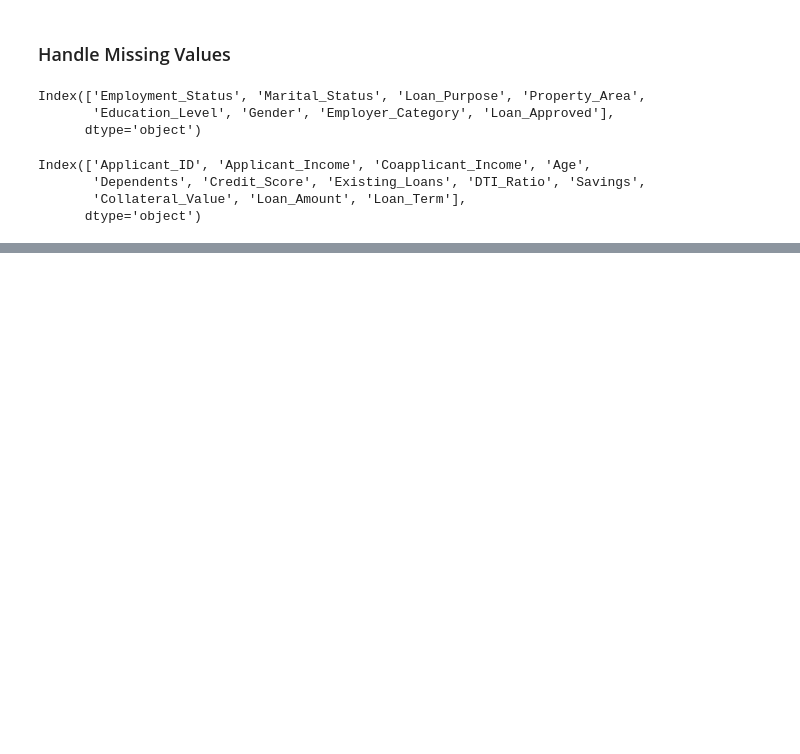
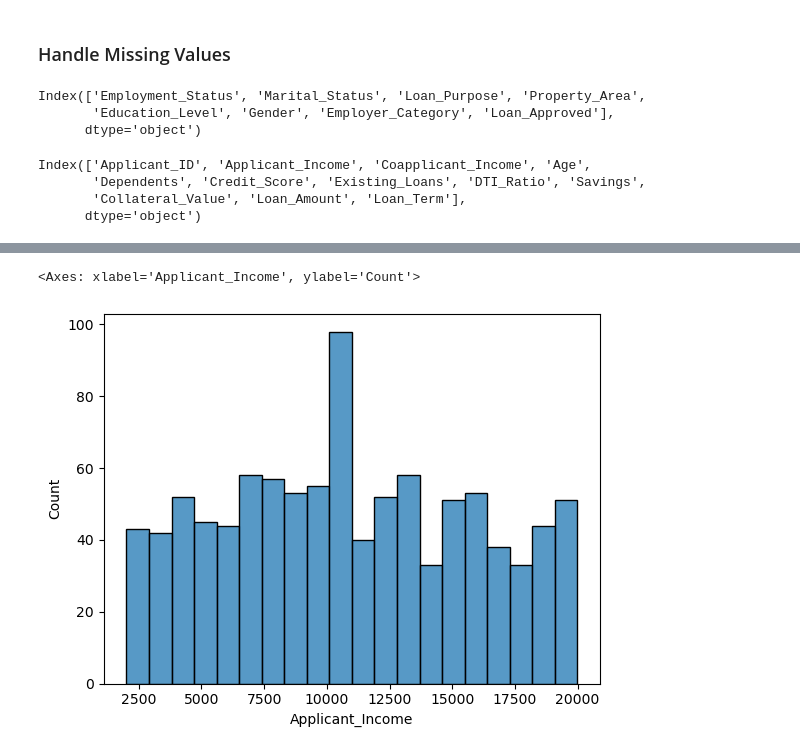
Before and after one commit to sayan629/AI_ML_python, a Jupyter notebook: (27) CreditWise Loan System (Minor Project)/creditwise_loan.ipynb, the cells around one changed output, grey strips where cells are left out. Cells and saved outputs as stored; diff of their text form; code cells hidden in the pictures; blank space fills up the shorter version.

```diff
--- a/(27) CreditWise Loan System (Minor Project)/creditwise_loan.ipynb
+++ b/(27) CreditWise Loan System (Minor Project)/creditwise_loan.ipynb
@@ -85,0 +110,11 @@ df[categorical_cols]=cat_imp.fit_transform(df[categorical_cols])
+# %%
+# analysis income
+
+sns.histplot(
+    data = df,
+    x = "Applicant_Income",
+    bins =20
+)
+# %% [output]
+<Axes: xlabel='Applicant_Income', ylabel='Count'>
+[figure, added]
```
Also changed, not shown: parts of 12 cells of this notebook, 1 other file.
